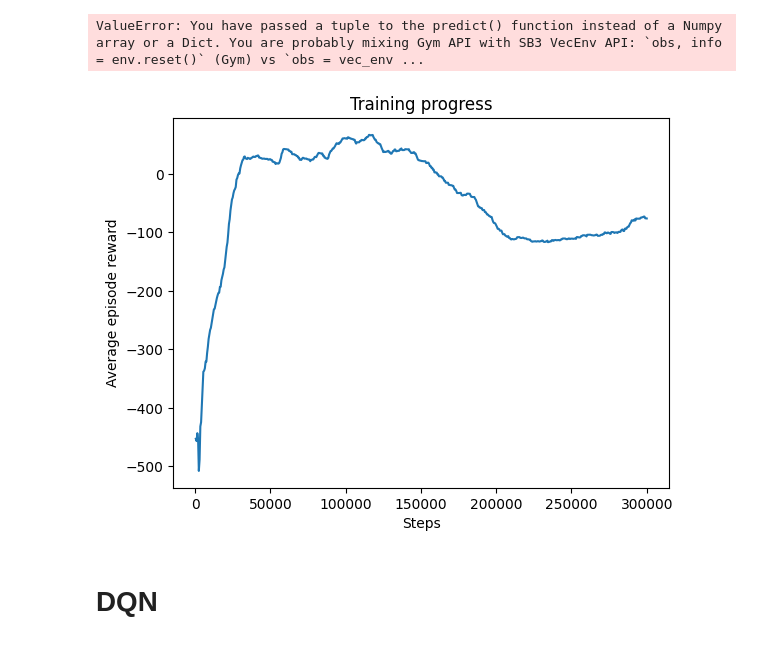
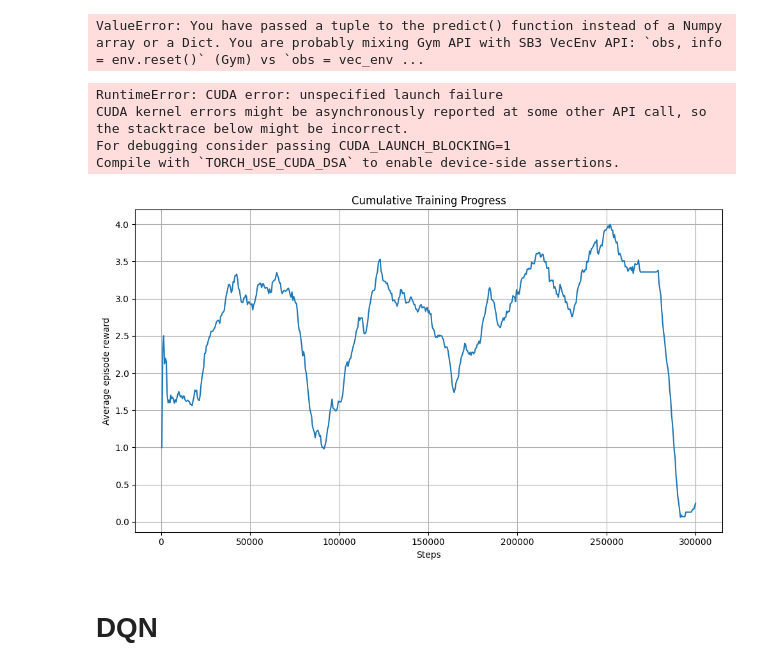
Before and after one commit to insper-classroom/08-dqn-vs-a2c-p-j, a Jupyter notebook: atari_breakout.ipynb, the cells around one changed output. Drawn from its saved outputs; the diff is of its cells as text; code cells hidden in the pictures.

Commit message:
FEAT: v1 of atari breakout

```diff
--- a/atari_breakout.ipynb
+++ b/atari_breakout.ipynb
@@ -59,38 +70,43 @@ for i in range(1000):
 # %% [output]
 ValueError: You have passed a tuple to the predict() function instead of a Numpy array or a Dict. You are probably mixing Gym API with SB3 VecEnv API: `obs, info = env.reset()` (Gym) vs `obs = vec_env ...
 # %%
-model.save("./model/A2C_LunarLander")
+model.save("./model/A2C_Breakout")
+# %% [output]
+RuntimeError: CUDA error: unspecified launch failure
+CUDA kernel errors might be asynchronously reported at some other API call, so the stacktrace below might be incorrect.
+For debugging consider passing CUDA_LAUNCH_BLOCKING=1
+Compile with `TORCH_USE_CUDA_DSA` to enable device-side assertions.
 # %%
 # Get all progress.csv files from sorted run folders
-base_path = "results/lunar_lander/"
+base_path = "results/atari_breakout/"
 csv_paths = sorted(glob.glob(os.path.join(base_path, "A2C_run_*/progress.csv")))
 
 all_dfs = []
 total_timesteps_offset = 0
 
 for path in csv_paths:
     df = pd.read_csv(path)
 
     # Adjust total_timesteps to be cumulative
     df['time/total_timesteps'] += total_timesteps_offset
     total_timesteps_offset = df['time/total_timesteps'].iloc[-1]
 
     all_dfs.append(df)
 
 # Concatenate the adjusted data
 combined_df = pd.concat(all_dfs, ignore_index=True)
 
 # Plot as a single line
 plt.figure(figsize=(10, 6))
 plt.plot(combined_df['time/total_timesteps'], combined_df['rollout/ep_rew_mean'])
 plt.xlabel('Steps')
 plt.ylabel('Average episode reward')
 plt.title('Cumulative Training Progress')
 plt.grid(True)
 plt.tight_layout()
 plt.show()
 # %% [output]
-[figure, old version]
+[figure, new version]
 # %% [markdown]
 # **DQN**
 # %%
```
Also changed, not shown: parts of 2 cells of this notebook, 13 other files.
